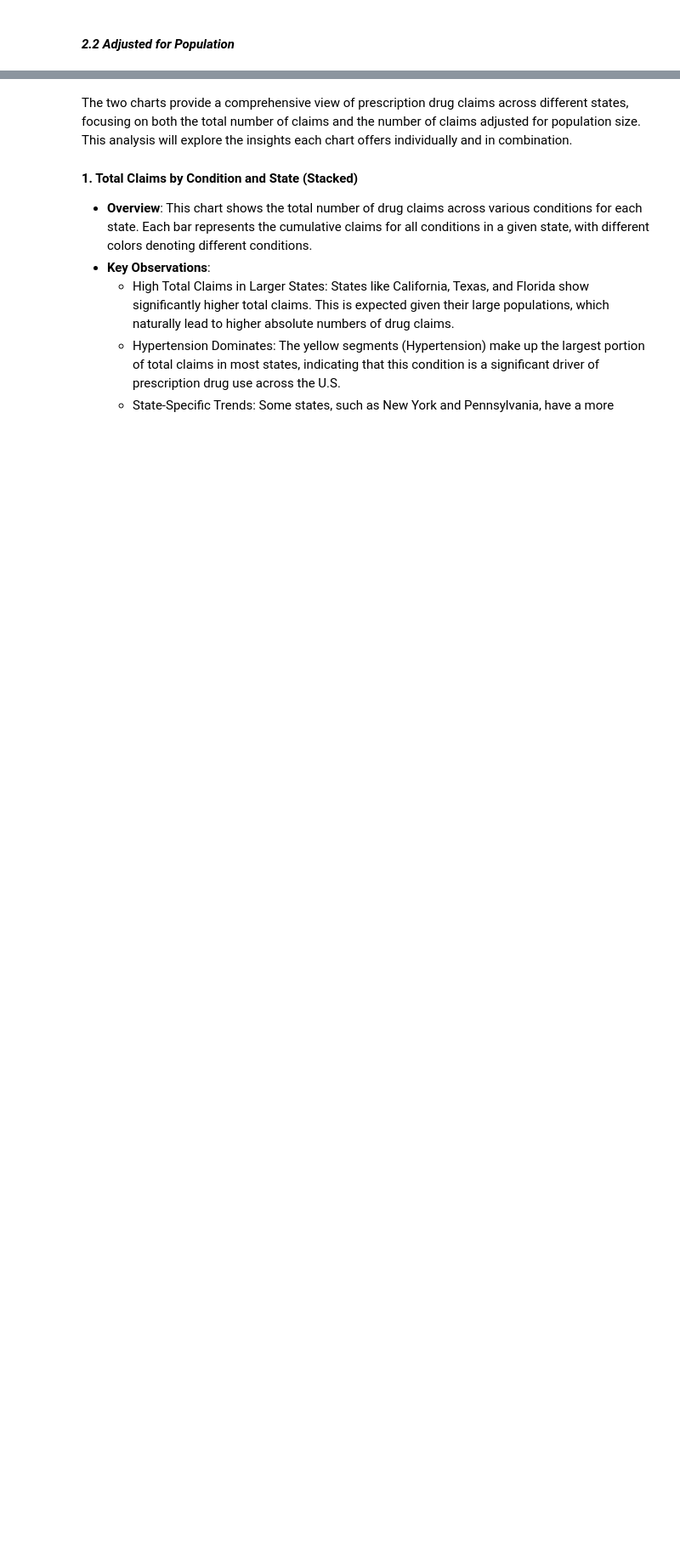
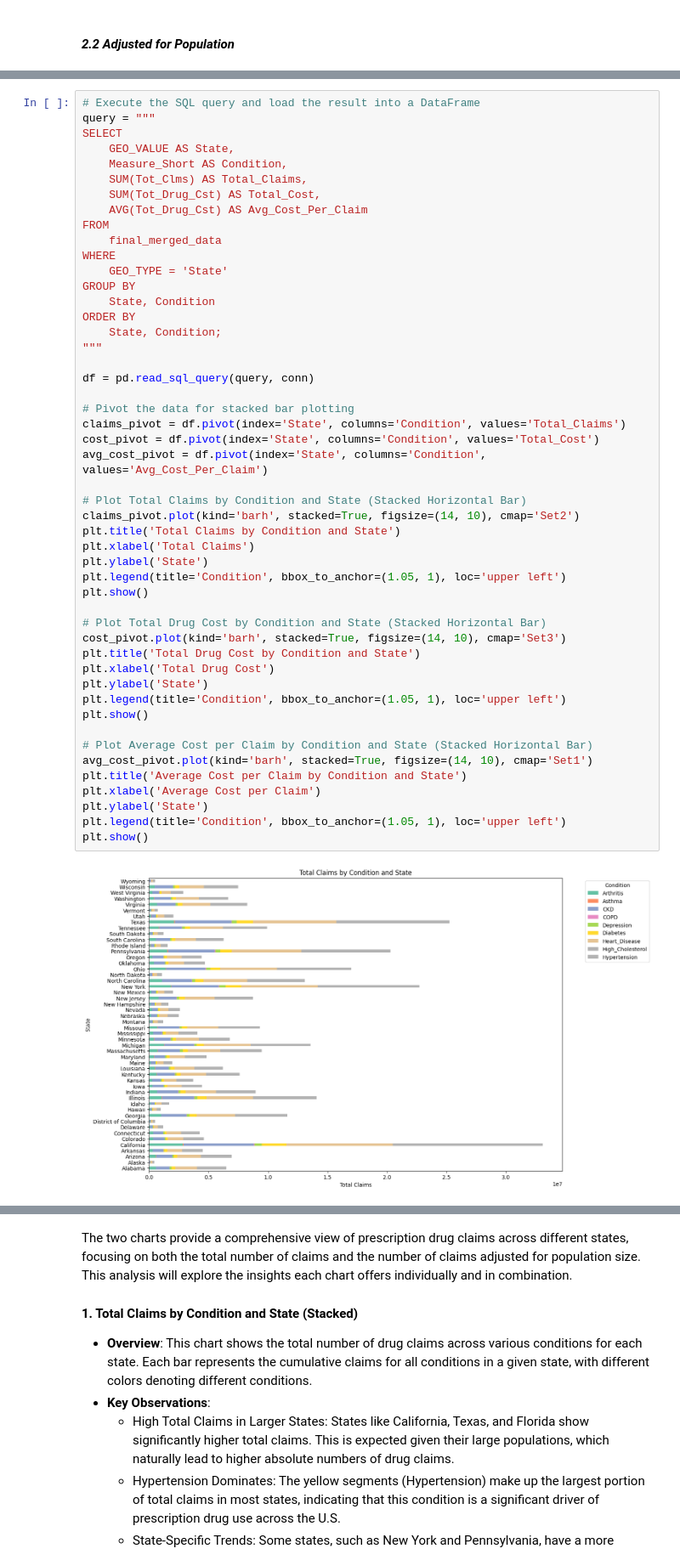
Before and after one commit to dillon-shearer/portfolio, a Jupyter notebook: ChronicConditions_PrescriptionDrugs_Project/3_Data_Analysis/3_1_data_analysis.ipynb, the cells around one changed output, grey strips where cells are left out. Shown: that part at 85% size. Saved outputs shown, nothing was run; the diff lists cells and outputs as text; blank space fills up the shorter version.

```diff
--- a/ChronicConditions_PrescriptionDrugs_Project/3_Data_Analysis/3_1_data_analysis.ipynb
+++ b/ChronicConditions_PrescriptionDrugs_Project/3_Data_Analysis/3_1_data_analysis.ipynb
@@ -190,0 +158,51 @@ plt.show()
+# %%
+# Execute the SQL query and load the result into a DataFrame
+query = """
+SELECT
+    GEO_VALUE AS State,
+    Measure_Short AS Condition,
+    SUM(Tot_Clms) AS Total_Claims,
+    SUM(Tot_Drug_Cst) AS Total_Cost,
+    AVG(Tot_Drug_Cst) AS Avg_Cost_Per_Claim
+FROM
+    final_merged_data
+WHERE
+    GEO_TYPE = 'State'
+GROUP BY
+    State, Condition
+ORDER BY
+    State, Condition;
+"""
+
+df = pd.read_sql_query(query, conn)
+
+# Pivot the data for stacked bar plotting
+claims_pivot = df.pivot(index='State', columns='Condition', values='Total_Claims')
+cost_pivot = df.pivot(index='State', columns='Condition', values='Total_Cost')
+avg_cost_pivot = df.pivot(index='State', columns='Condition', values='Avg_Cost_Per_Claim')
+
+# Plot Total Claims by Condition and State (Stacked Horizontal Bar)
+claims_pivot.plot(kind='barh', stacked=True, figsize=(14, 10), cmap='Set2')
+plt.title('Total Claims by Condition and State')
+plt.xlabel('Total Claims')
+plt.ylabel('State')
+plt.legend(title='Condition', bbox_to_anchor=(1.05, 1), loc='upper left')
+plt.show()
+
+# Plot Total Drug Cost by Condition and State (Stacked Horizontal Bar)
+cost_pivot.plot(kind='barh', stacked=True, figsize=(14, 10), cmap='Set3')
+plt.title('Total Drug Cost by Condition and State')
+plt.xlabel('Total Drug Cost')
+plt.ylabel('State')
+plt.legend(title='Condition', bbox_to_anchor=(1.05, 1), loc='upper left')
+plt.show()
+
+# Plot Average Cost per Claim by Condition and State (Stacked Horizontal Bar)
+avg_cost_pivot.plot(kind='barh', stacked=True, figsize=(14, 10), cmap='Set1')
+plt.title('Average Cost per Claim by Condition and State')
+plt.xlabel('Average Cost per Claim')
+plt.ylabel('State')
+plt.legend(title='Condition', bbox_to_anchor=(1.05, 1), loc='upper left')
+plt.show()
+# %% [output]
+[figure, added]
```
Also changed, not shown: parts of 3 cells of this notebook, 1 other file.
